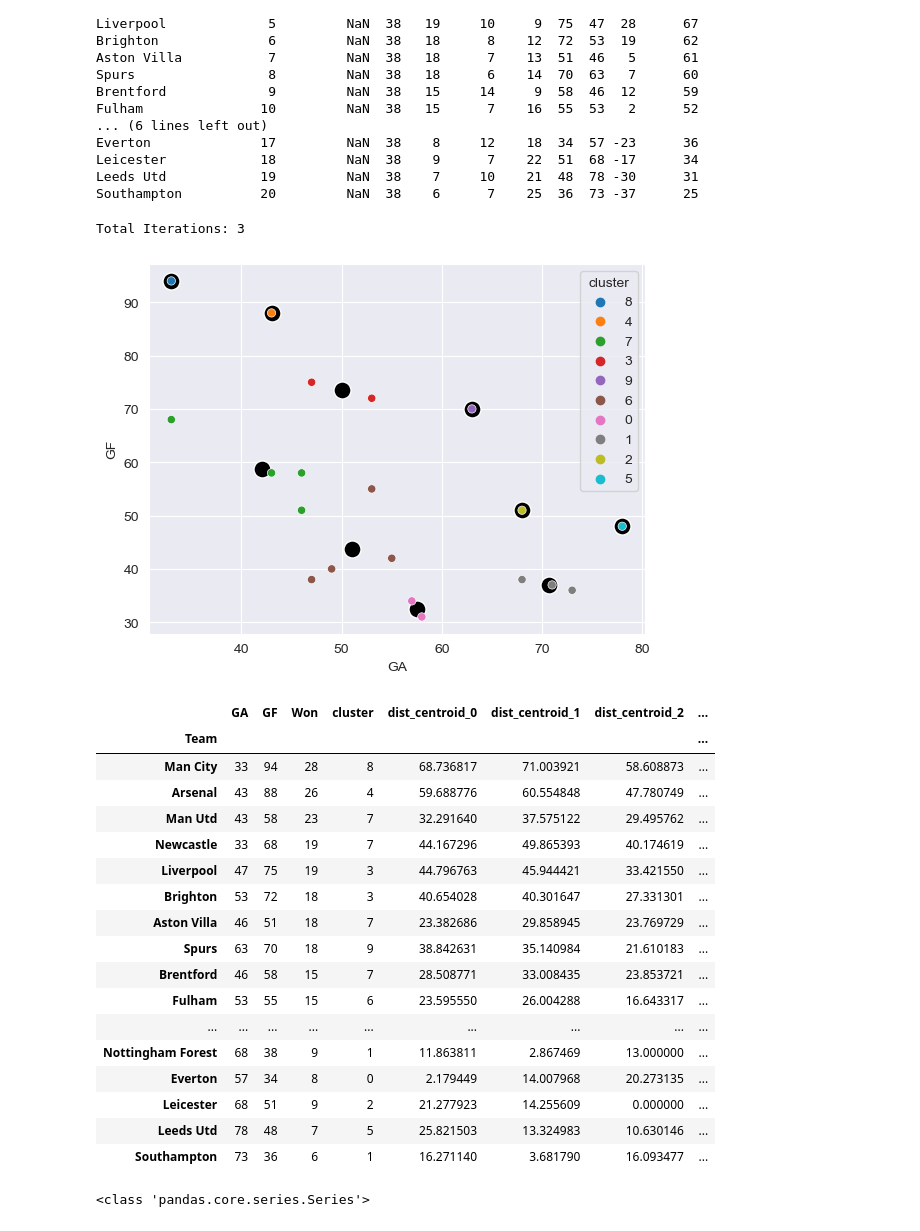
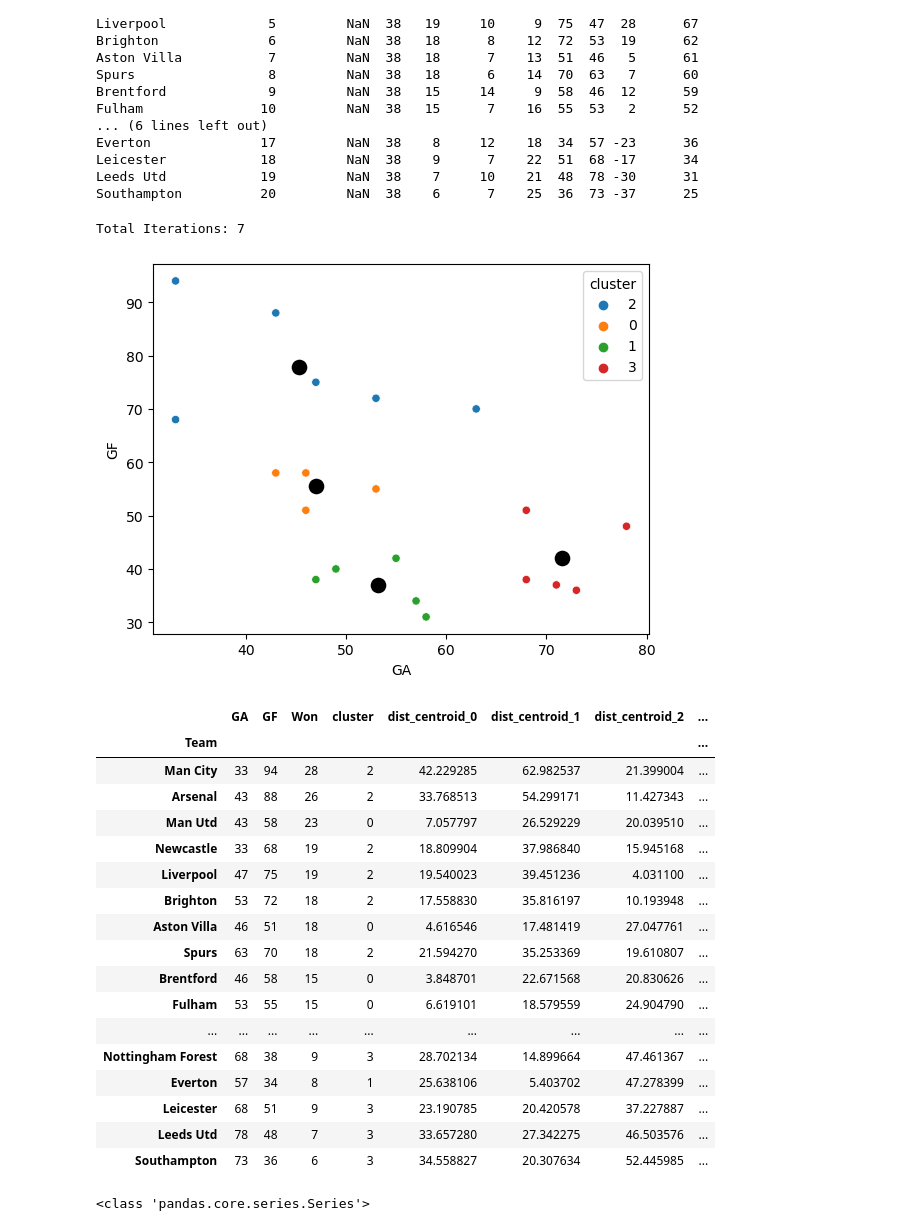
Before and after one commit to SeanHarrisQA/PythonLearning, a Jupyter notebook: ML/X vs Y unsupervised any k 3D.ipynb, the cells around one changed output. Drawn from its saved outputs; the diff is of its cells as text; code cells hidden in the pictures.

```diff
--- a/ML/X vs Y unsupervised any k 3D.ipynb
+++ b/ML/X vs Y unsupervised any k 3D.ipynb
@@ -59,31 +59,31 @@ def kmeans(df, xaxis, yaxis, zaxis, k, loops):
     plt.show()
     return df, centroids
 # %%
-resultdf, centroids = kmeans(pl23, 'GA', 'GF', 'Won', 10, 1000)
+resultdf, centroids = kmeans(pl23, 'GA', 'GF', 'Won', 4, 1000)
 # %% [output]
-Total Iterations: 3
+Total Iterations: 7
-[figure, old version]
+[figure, new version]
 # %%
 resultdf
 # %% [output]
 |  | GA | GF | Won | cluster | dist_centroid_0 | dist_centroid_1 | dist_centroid_2 | ... |
 | Team |  |  |  |  |  |  |  | ... |
-| Man City | 33 | 94 | 28 | 8 | 68.736817 | 71.003921 | 58.608873 | ... |
-| Arsenal | 43 | 88 | 26 | 4 | 59.688776 | 60.554848 | 47.780749 | ... |
-| Man Utd | 43 | 58 | 23 | 7 | 32.291640 | 37.575122 | 29.495762 | ... |
-| Newcastle | 33 | 68 | 19 | 7 | 44.167296 | 49.865393 | 40.174619 | ... |
-| Liverpool | 47 | 75 | 19 | 3 | 44.796763 | 45.944421 | 33.421550 | ... |
-| Brighton | 53 | 72 | 18 | 3 | 40.654028 | 40.301647 | 27.331301 | ... |
-| Aston Villa | 46 | 51 | 18 | 7 | 23.382686 | 29.858945 | 23.769729 | ... |
-| Spurs | 63 | 70 | 18 | 9 | 38.842631 | 35.140984 | 21.610183 | ... |
-| Brentford | 46 | 58 | 15 | 7 | 28.508771 | 33.008435 | 23.853721 | ... |
-| Fulham | 53 | 55 | 15 | 6 | 23.595550 | 26.004288 | 16.643317 | ... |
+| Man City | 33 | 94 | 28 | 2 | 42.229285 | 62.982537 | 21.399004 | ... |
+| Arsenal | 43 | 88 | 26 | 2 | 33.768513 | 54.299171 | 11.427343 | ... |
+| Man Utd | 43 | 58 | 23 | 0 | 7.057797 | 26.529229 | 20.039510 | ... |
+| Newcastle | 33 | 68 | 19 | 2 | 18.809904 | 37.986840 | 15.945168 | ... |
+| Liverpool | 47 | 75 | 19 | 2 | 19.540023 | 39.451236 | 4.031100 | ... |
+| Brighton | 53 | 72 | 18 | 2 | 17.558830 | 35.816197 | 10.193948 | ... |
+| Aston Villa | 46 | 51 | 18 | 0 | 4.616546 | 17.481419 | 27.047761 | ... |
+| Spurs | 63 | 70 | 18 | 2 | 21.594270 | 35.253369 | 19.610807 | ... |
+| Brentford | 46 | 58 | 15 | 0 | 3.848701 | 22.671568 | 20.830626 | ... |
+| Fulham | 53 | 55 | 15 | 0 | 6.619101 | 18.579559 | 24.904790 | ... |
 | ... | ... | ... | ... | ... | ... | ... | ... | ... |
-| Nottingham Forest | 68 | 38 | 9 | 1 | 11.863811 | 2.867469 | 13.000000 | ... |
-| Everton | 57 | 34 | 8 | 0 | 2.179449 | 14.007968 | 20.273135 | ... |
-| Leicester | 68 | 51 | 9 | 2 | 21.277923 | 14.255609 | 0.000000 | ... |
-| Leeds Utd | 78 | 48 | 7 | 5 | 25.821503 | 13.324983 | 10.630146 | ... |
-| Southampton | 73 | 36 | 6 | 1 | 16.271140 | 3.681790 | 16.093477 | ... |
+| Nottingham Forest | 68 | 38 | 9 | 3 | 28.702134 | 14.899664 | 47.461367 | ... |
+| Everton | 57 | 34 | 8 | 1 | 25.638106 | 5.403702 | 47.278399 | ... |
+| Leicester | 68 | 51 | 9 | 3 | 23.190785 | 20.420578 | 37.227887 | ... |
+| Leeds Utd | 78 | 48 | 7 | 3 | 33.657280 | 27.342275 | 46.503576 | ... |
+| Southampton | 73 | 36 | 6 | 3 | 34.558827 | 20.307634 | 52.445985 | ... |
 # %%
 sns.set_style("darkgrid")
 mean_plot = 3
```
Also changed, not shown: parts of 1 cell of this notebook, 14 other files.
